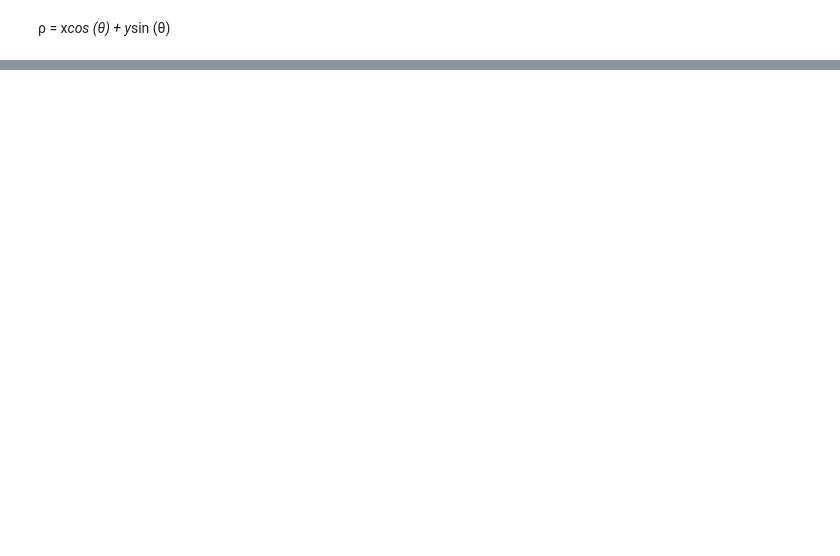
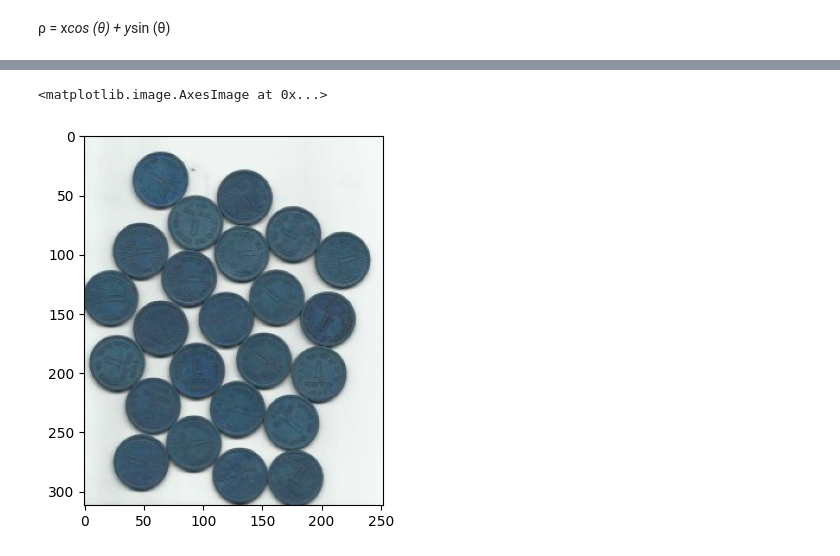
Before and after one commit to dabom10/rokey6, a Jupyter notebook: AI/application/3/(코드3)강의_6기_AI응용_3차시_03_이진화와 특징 검출.ipynb, the cells around one changed output, grey strips where cells are left out. Cells and saved outputs as stored; diff of their text form; code cells hidden in the pictures; blank space fills up the shorter version.

```diff
--- a/AI/application/3/(코드3)강의_6기_AI응용_3차시_03_이진화와 특징 검출.ipynb
+++ b/AI/application/3/(코드3)강의_6기_AI응용_3차시_03_이진화와 특징 검출.ipynb
@@ -404,0 +428,14 @@ plt.imshow(image)
+# %%
+import os
+import numpy as np
+import cv2
+import matplotlib.pyplot as plt
+
+
+image_path = '/content/drive/MyDrive/rokey/AI/application/3/water_coins.jpg'
+
+image = cv2.imread(image_path)
+plt.imshow(image)
+# %% [output]
+<matplotlib.image.AxesImage at 0x...>
+[figure, added]
```
Also changed, not shown: parts of 12 cells of this notebook, 6 other files.
